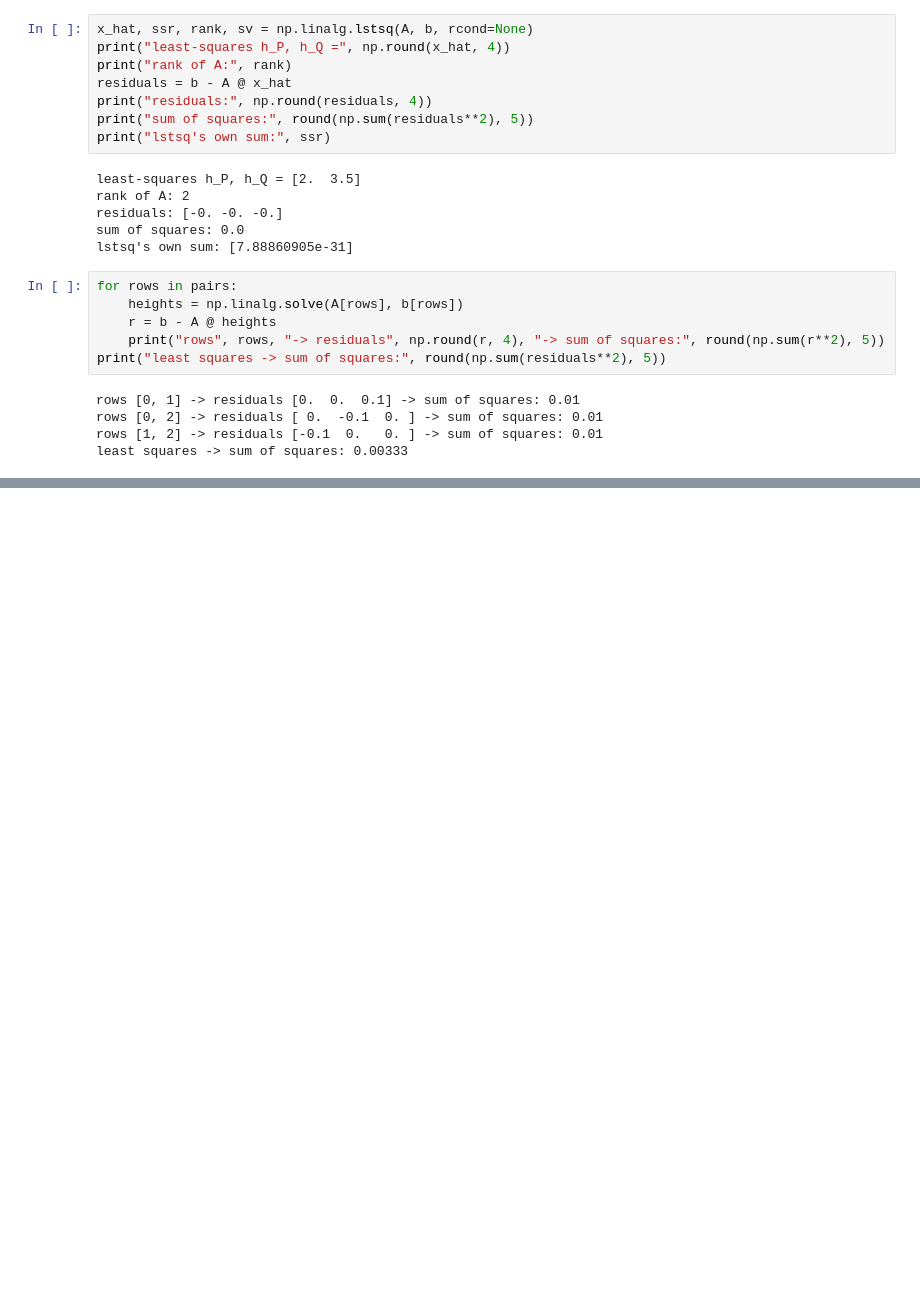
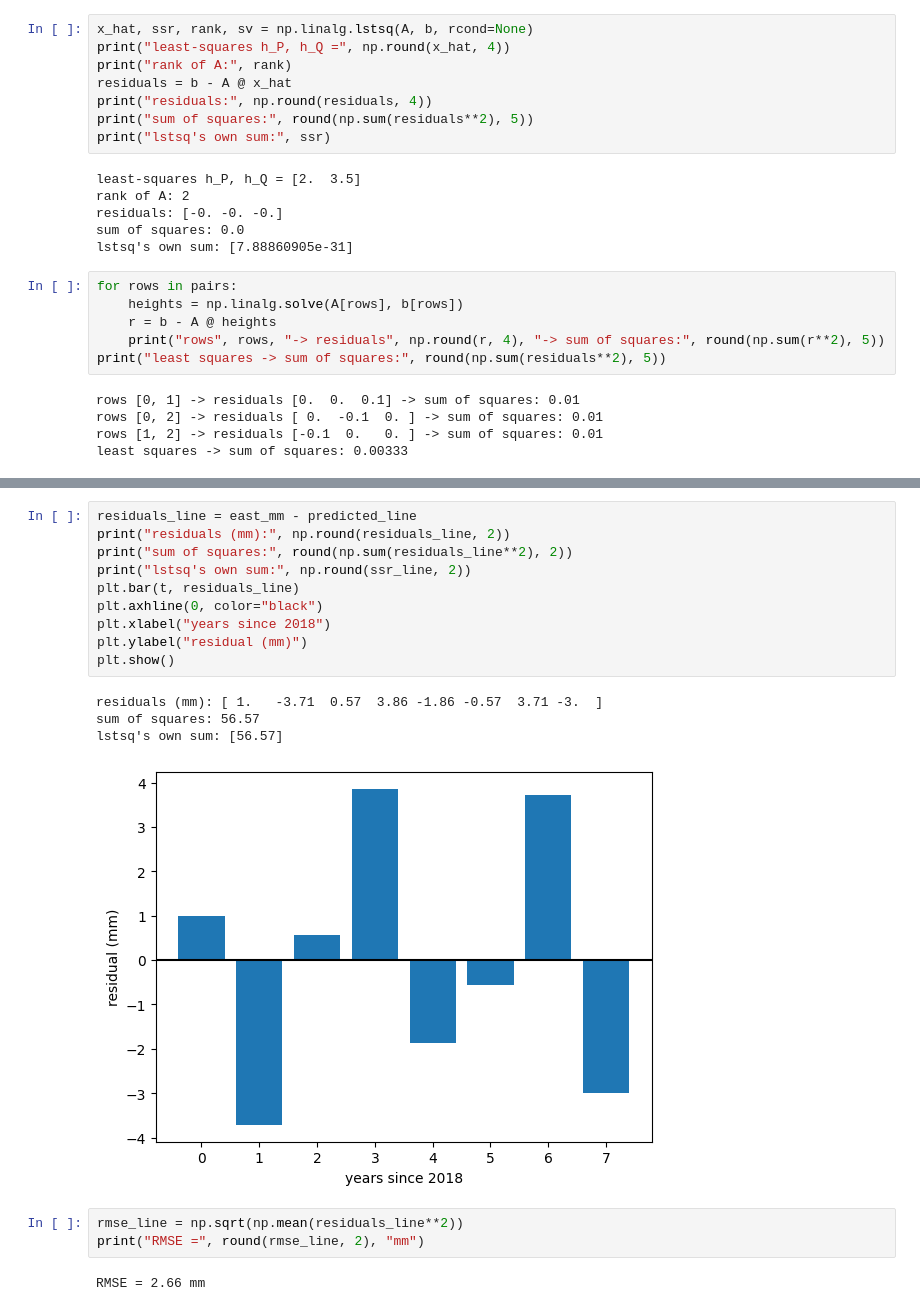
Before and after one commit to AsfandyarFarooqi/learning-log, a Jupyter notebook: week04_least_squares.ipynb, the cells around one changed output, grey strips where cells are left out. Drawn from its saved outputs; the diff is of its cells as text; blank space fills up the shorter version.

```diff
--- a/week04_least_squares.ipynb
+++ b/week04_least_squares.ipynb
@@ -101,0 +149,20 @@ least squares -> sum of squares: 0.00333
+# %%
+residuals_line = east_mm - predicted_line
+print("residuals (mm):", np.round(residuals_line, 2))
+print("sum of squares:", round(np.sum(residuals_line**2), 2))
+print("lstsq's own sum:", np.round(ssr_line, 2))
+plt.bar(t, residuals_line)
+plt.axhline(0, color="black")
+plt.xlabel("years since 2018")
+plt.ylabel("residual (mm)")
+plt.show()
+# %% [output]
+residuals (mm): [ 1.   -3.71  0.57  3.86 -1.86 -0.57  3.71 -3.  ]
+sum of squares: 56.57
+lstsq's own sum: [56.57]
+[figure, added]
+# %%
+rmse_line = np.sqrt(np.mean(residuals_line**2))
+print("RMSE =", round(rmse_line, 2), "mm")
+# %% [output]
+RMSE = 2.66 mm
```
Also changed, not shown: parts of 5 cells of this notebook.
